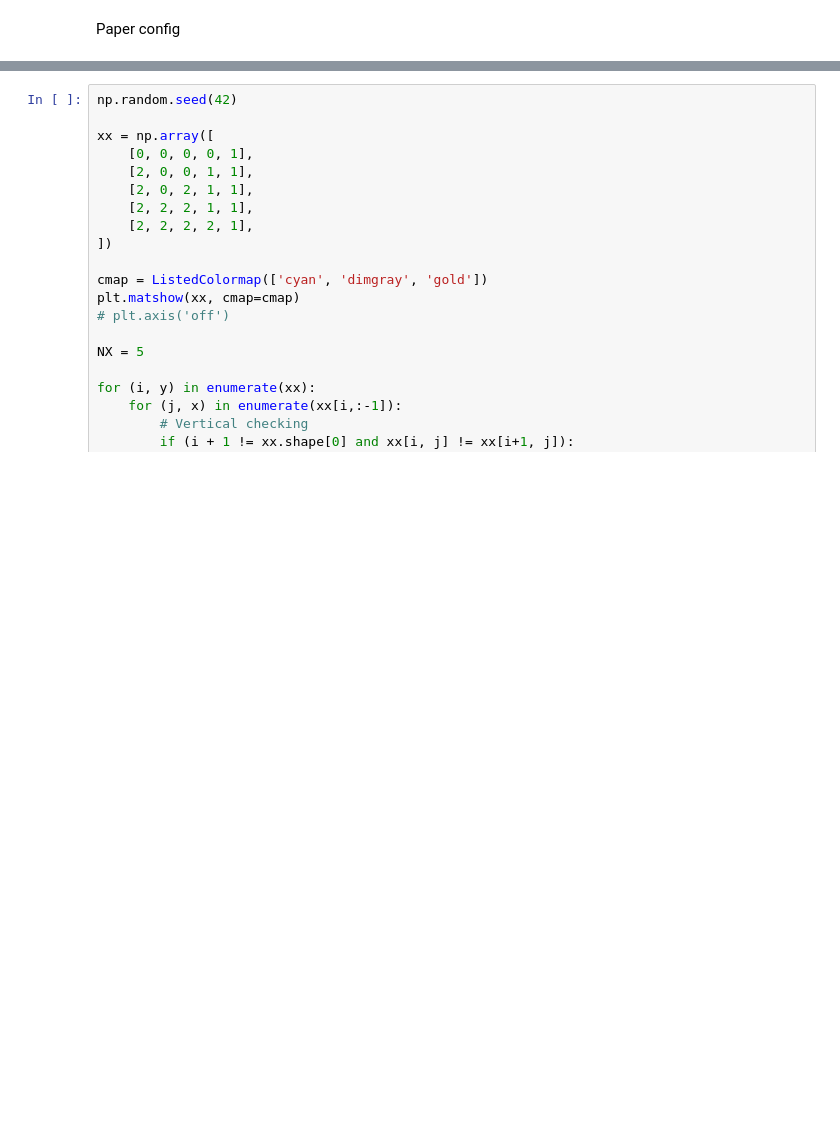
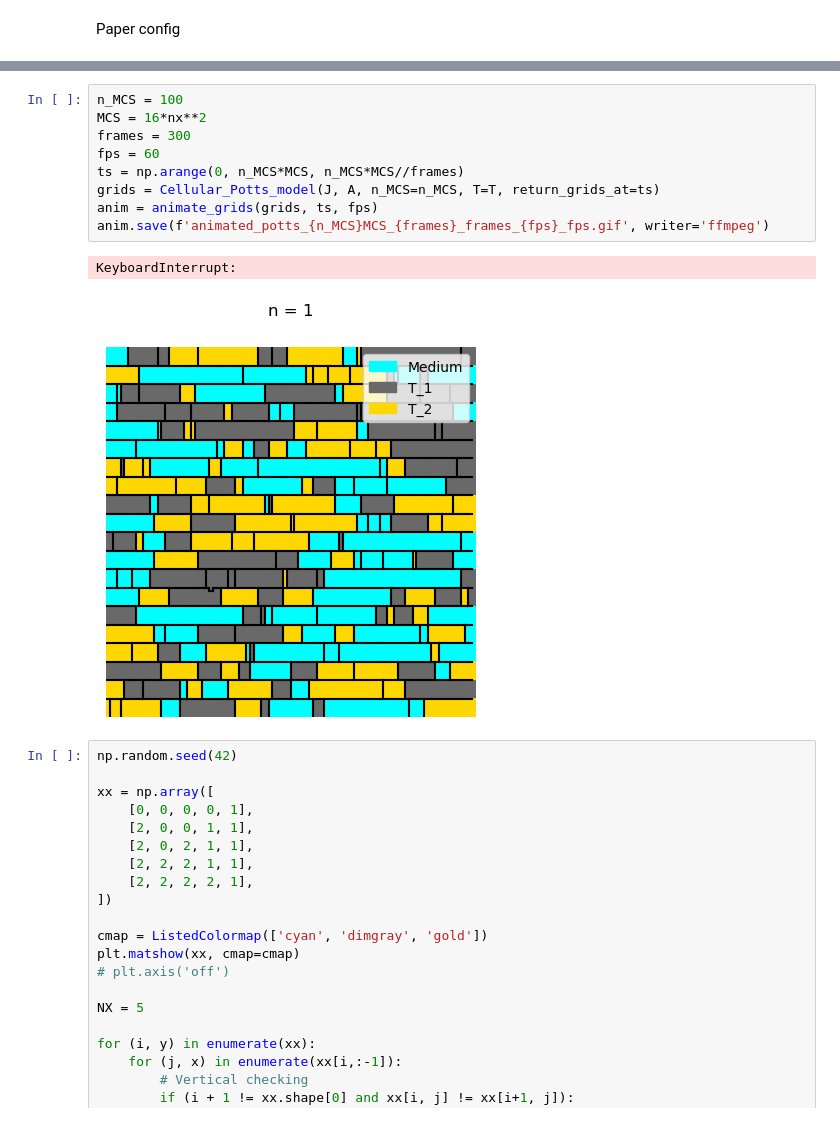
Before and after one commit to barrgol/computational-biology-assignments, a Jupyter notebook: assignment4.ipynb, the cells around one changed output, grey strips where cells are left out. Drawn from its saved outputs; the diff is of its cells as text; blank space fills up the shorter version.

```diff
--- a/assignment4.ipynb
+++ b/assignment4.ipynb
@@ -262,3 +292,15 @@ for i, n_MCS in enumerate(n_MCSs):
+# %%
+n_MCS = 100
+MCS = 16*nx**2
+frames = 300
+fps = 60
+ts = np.arange(0, n_MCS*MCS, n_MCS*MCS//frames)
+grids = Cellular_Potts_model(J, A, n_MCS=n_MCS, T=T, return_grids_at=ts)
+anim = animate_grids(grids, ts, fps)
+anim.save(f'animated_potts_{n_MCS}MCS_{frames}_frames_{fps}_fps.gif', writer='ffmpeg')
+# %% [output]
+KeyboardInterrupt:
+[figure, added]
 # %%
 np.random.seed(42)
 
```
Also changed, not shown: parts of 4 cells of this notebook.
